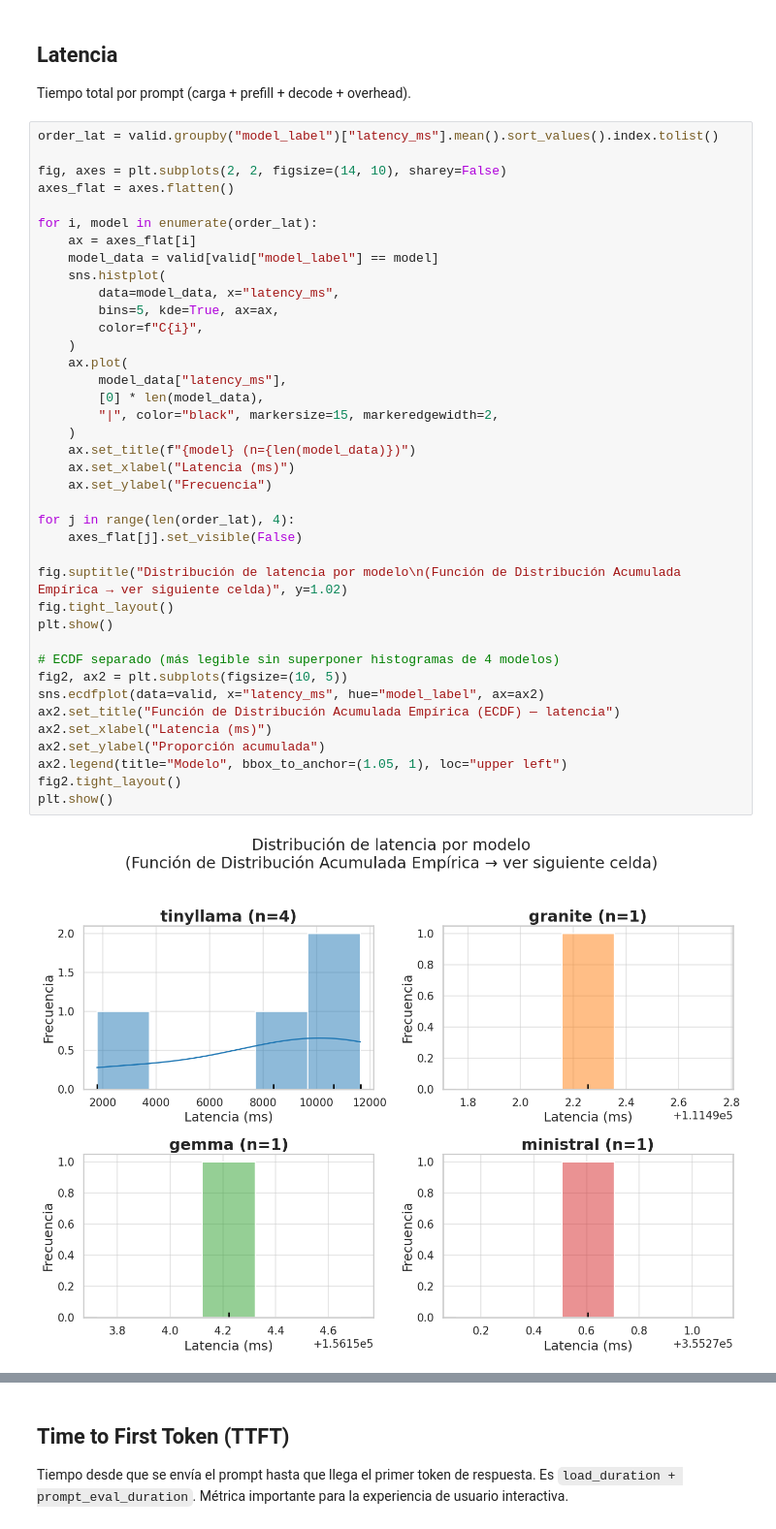
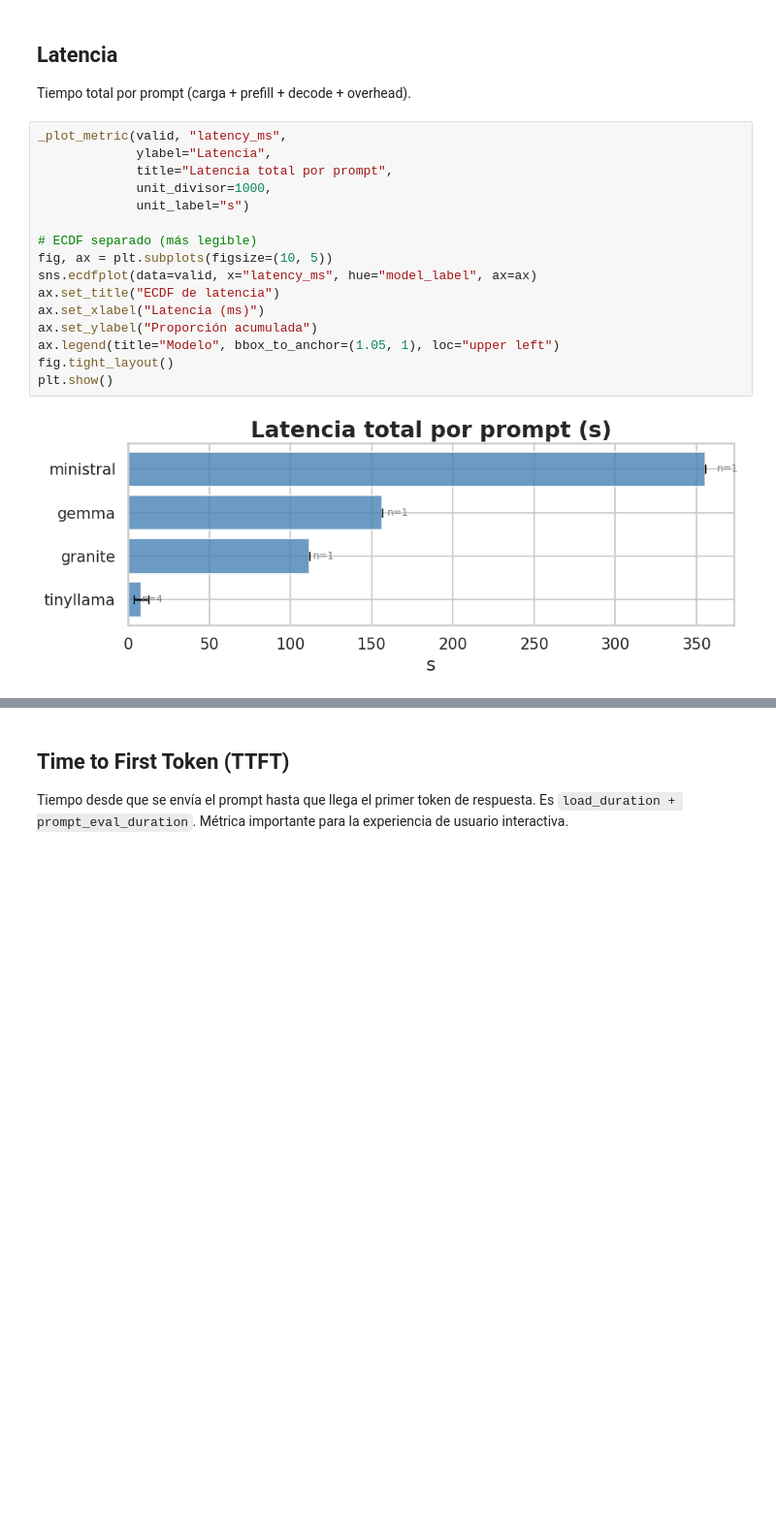
Before and after one commit to TFG-yisuscc/MonitorSystemVisualizer, a Jupyter notebook: notebooks/03_inferencia_metricas.ipynb, the cells around one changed output, grey strips where cells are left out. Shown at 97% size. Drawn from its saved outputs; the diff is of its cells as text; blank space fills up the shorter version.

```diff
--- a/notebooks/03_inferencia_metricas.ipynb
+++ b/notebooks/03_inferencia_metricas.ipynb
@@ -87,43 +177,20 @@ plt.show()
 
 Tiempo total por prompt (carga + prefill + decode + overhead).
 # %%
-order_lat = valid.groupby("model_label")["latency_ms"].mean().sort_values().index.tolist()
+_plot_metric(valid, "latency_ms",
+             ylabel="Latencia",
+             title="Latencia total por prompt",
+             unit_divisor=1000,
+             unit_label="s")
 
-fig, axes = plt.subplots(2, 2, figsize=(14, 10), sharey=False)
-axes_flat = axes.flatten()
-
-for i, model in enumerate(order_lat):
-    ax = axes_flat[i]
-    model_data = valid[valid["model_label"] == model]
-    sns.histplot(
-        data=model_data, x="latency_ms",
-        bins=5, kde=True, ax=ax,
-        color=f"C{i}",
-    )
-    ax.plot(
-        model_data["latency_ms"],
-        [0] * len(model_data),
-        "|", color="black", markersize=15, markeredgewidth=2,
-    )
-    ax.set_title(f"{model} (n={len(model_data)})")
-    ax.set_xlabel("Latencia (ms)")
-    ax.set_ylabel("Frecuencia")
-
-for j in range(len(order_lat), 4):
-    axes_flat[j].set_visible(False)
-
-fig.suptitle("Distribución de latencia por modelo\n(Función de Distribución Acumulada Empírica → ver siguiente celda)", y=1.02)
+# ECDF separado (más legible)
+fig, ax = plt.subplots(figsize=(10, 5))
+sns.ecdfplot(data=valid, x="latency_ms", hue="model_label", ax=ax)
+ax.set_title("ECDF de latencia")
+ax.set_xlabel("Latencia (ms)")
+ax.set_ylabel("Proporción acumulada")
+ax.legend(title="Modelo", bbox_to_anchor=(1.05, 1), loc="upper left")
 fig.tight_layout()
 plt.show()
-
-# ECDF separado (más legible sin superponer histogramas de 4 modelos)
-fig2, ax2 = plt.subplots(figsize=(10, 5))
-sns.ecdfplot(data=valid, x="latency_ms", hue="model_label", ax=ax2)
-ax2.set_title("Función de Distribución Acumulada Empírica (ECDF) — latencia")
-ax2.set_xlabel("Latencia (ms)")
-ax2.set_ylabel("Proporción acumulada")
-ax2.legend(title="Modelo", bbox_to_anchor=(1.05, 1), loc="upper left")
-fig2.tight_layout()
-plt.show()
 # %% [output]
-[figure, old version]
+[figure, new version]
```
Also changed, not shown: parts of 5 cells of this notebook, 10 other files.
